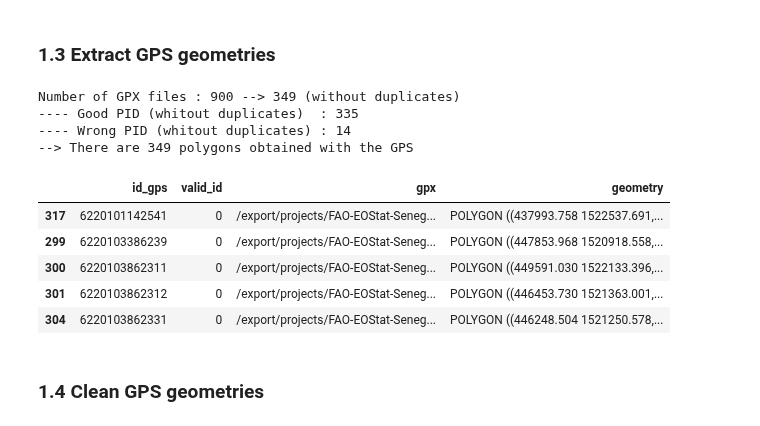
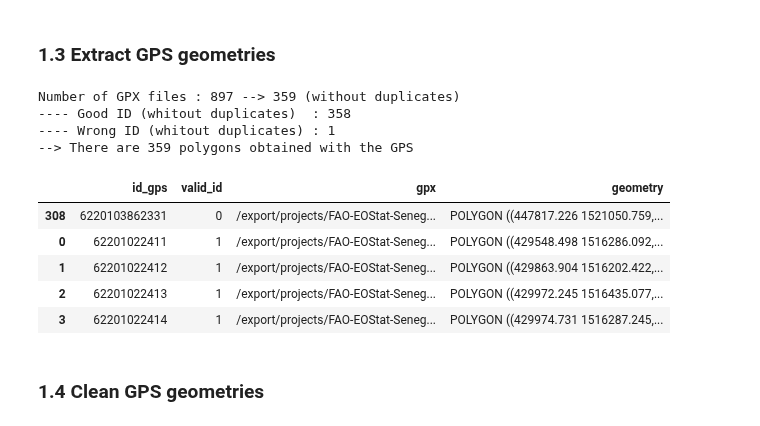
Before and after one commit to nicolasdeffense/eo-toolbox, a Jupyter notebook: notebooks_working/EOStat/clean_in_situ_senegal.ipynb, the cells around one changed output. Cells and saved outputs as stored; diff of their text form; code cells hidden in the pictures.

```diff
--- a/notebooks_working/EOStat/clean_in_situ_senegal.ipynb
+++ b/notebooks_working/EOStat/clean_in_situ_senegal.ipynb
@@ -165,14 +150,20 @@ Initial rows 396
 # %%
 dict_gpx_list = []
 
-for gpx_file in glob.glob(f'{path}GPS/*/*.gpx'):
+gpx_path = f'{path}GPS/*/*'
+
+for gpx_file in glob.glob(gpx_path):
+#for gpx_file in glob.glob(f'/export/miro/tcastin/ODKCollect/Parcelles_GPX/Piste_6220205-5-71-3-2*'):
 
     filename = os.path.basename(gpx_file)
 
-    pid = filename[filename.find("Piste")+5:-4].lstrip('_ ')
+    #pid = filename[filename.find("Piste")+5:-4].lstrip('_ ')
+    pid = filename[filename.find("Piste")+6:-4].lstrip()
+    #print(pid)
     pid = pid.replace(' ','-')
     pid = pid.replace('---','-')
     pid = pid.replace('--','-')
+
     pid = pid.split('-')
 
     if len(pid) <= 5:
@@ -187,46 +178,46 @@ for gpx_file in glob.glob(f'{path}GPS/*/*.gpx'):
 
     if crs['init'] == 'epsg:4326':
 
         dict_gpx = {'id_gps': int(pid),
                     'valid_id' : valid_id,
                     'gpx' : str(gpx_file),
                     'coordinates': layer[0]['geometry']['coordinates'][0]}
 
         dict_gpx_list.append(dict_gpx)
 
     else:
         print("Wrong CRS !")
 
 
 df = pd.DataFrame.from_dict(dict_gpx_list).drop_duplicates('id_gps')
 
 df['geometry'] = df.coordinates.apply(Polygon)
 
+
 df = df.drop('coordinates', axis=1)
 
-print(f'Number of GPX files : {len(glob.glob(f"{path}GPS/*/*.gpx"))} --> {len(df)} (without duplicates)')
-print(f'---- Good PID (whitout duplicates)  : {len(df.loc[df["valid_id"] == 1])}')
-print(f'---- Wrong PID (whitout duplicates) : {len(df.loc[df["valid_id"] == 0])}')
-
+print(f'Number of GPX files : {len(glob.glob(gpx_path))} --> {len(df)} (without duplicates)')
+print(f'---- Good ID (whitout duplicates)  : {len(df.loc[df["valid_id"] == 1])}')
+print(f'---- Wrong ID (whitout duplicates) : {len(df.loc[df["valid_id"] == 0])}')
 
 gps_gdf = gpd.GeoDataFrame(df, crs='epsg:4326', geometry='geometry').to_crs(epsg=32628).sort_values(by=['valid_id','id_gps'])
 
 gps_gdf.to_file(f'{shp_path}gps_ori.shp')
 
 print(f'--> There are {len(gps_gdf)} polygons obtained with the GPS')
 
 gps_gdf.head()
 # %% [output]
-Number of GPX files : 900 --> 349 (without duplicates)
----- Good PID (whitout duplicates)  : 335
----- Wrong PID (whitout duplicates) : 14
---> There are 349 polygons obtained with the GPS
+Number of GPX files : 897 --> 359 (without duplicates)
+---- Good ID (whitout duplicates)  : 358
+---- Wrong ID (whitout duplicates) : 1
+--> There are 359 polygons obtained with the GPS
 |  | id_gps | valid_id | gpx | geometry |
-| 317 | 6220101142541 | 0 | /export/projects/FAO-EOStat-Seneg... | POLYGON ((437993.758 1522537.691,... |
-| 299 | 6220103386239 | 0 | /export/projects/FAO-EOStat-Seneg... | POLYGON ((447853.968 1520918.558,... |
-| 300 | 6220103862311 | 0 | /export/projects/FAO-EOStat-Seneg... | POLYGON ((449591.030 1522133.396,... |
-| 301 | 6220103862312 | 0 | /export/projects/FAO-EOStat-Seneg... | POLYGON ((446453.730 1521363.001,... |
-| 304 | 6220103862331 | 0 | /export/projects/FAO-EOStat-Seneg... | POLYGON ((446248.504 1521250.578,... |
+| 308 | 6220103862331 | 0 | /export/projects/FAO-EOStat-Seneg... | POLYGON ((447817.226 1521050.759,... |
+| 0 | 62201022411 | 1 | /export/projects/FAO-EOStat-Seneg... | POLYGON ((429548.498 1516286.092,... |
+| 1 | 62201022412 | 1 | /export/projects/FAO-EOStat-Seneg... | POLYGON ((429863.904 1516202.422,... |
+| 2 | 62201022413 | 1 | /export/projects/FAO-EOStat-Seneg... | POLYGON ((429972.245 1516435.077,... |
+| 3 | 62201022414 | 1 | /export/projects/FAO-EOStat-Seneg... | POLYGON ((429974.731 1516287.245,... |
 # %% [markdown]
 ### 1.4 Clean GPS geometries
 # %%
```
Also changed, not shown: parts of 20 cells of this notebook, 2 other files.
